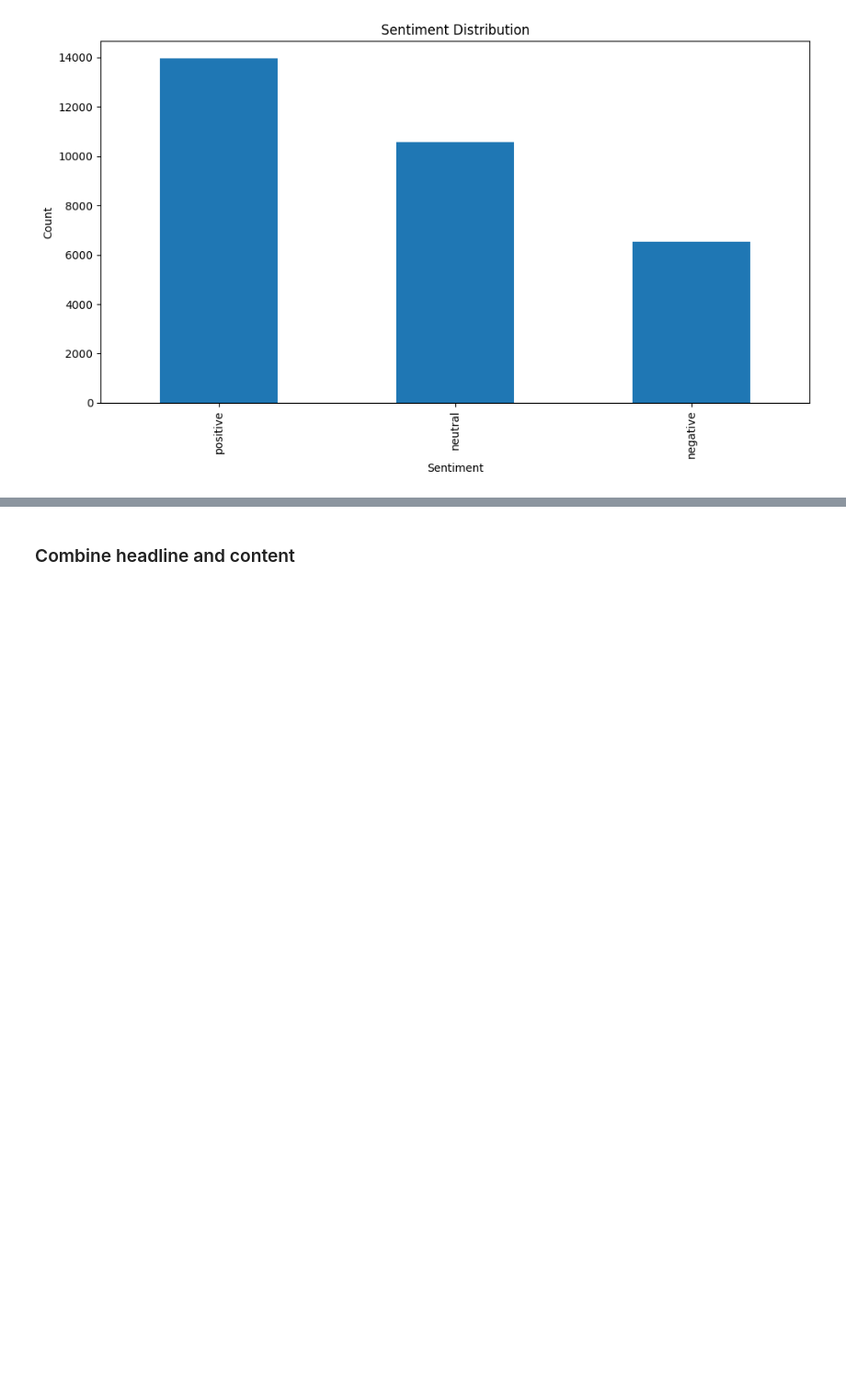
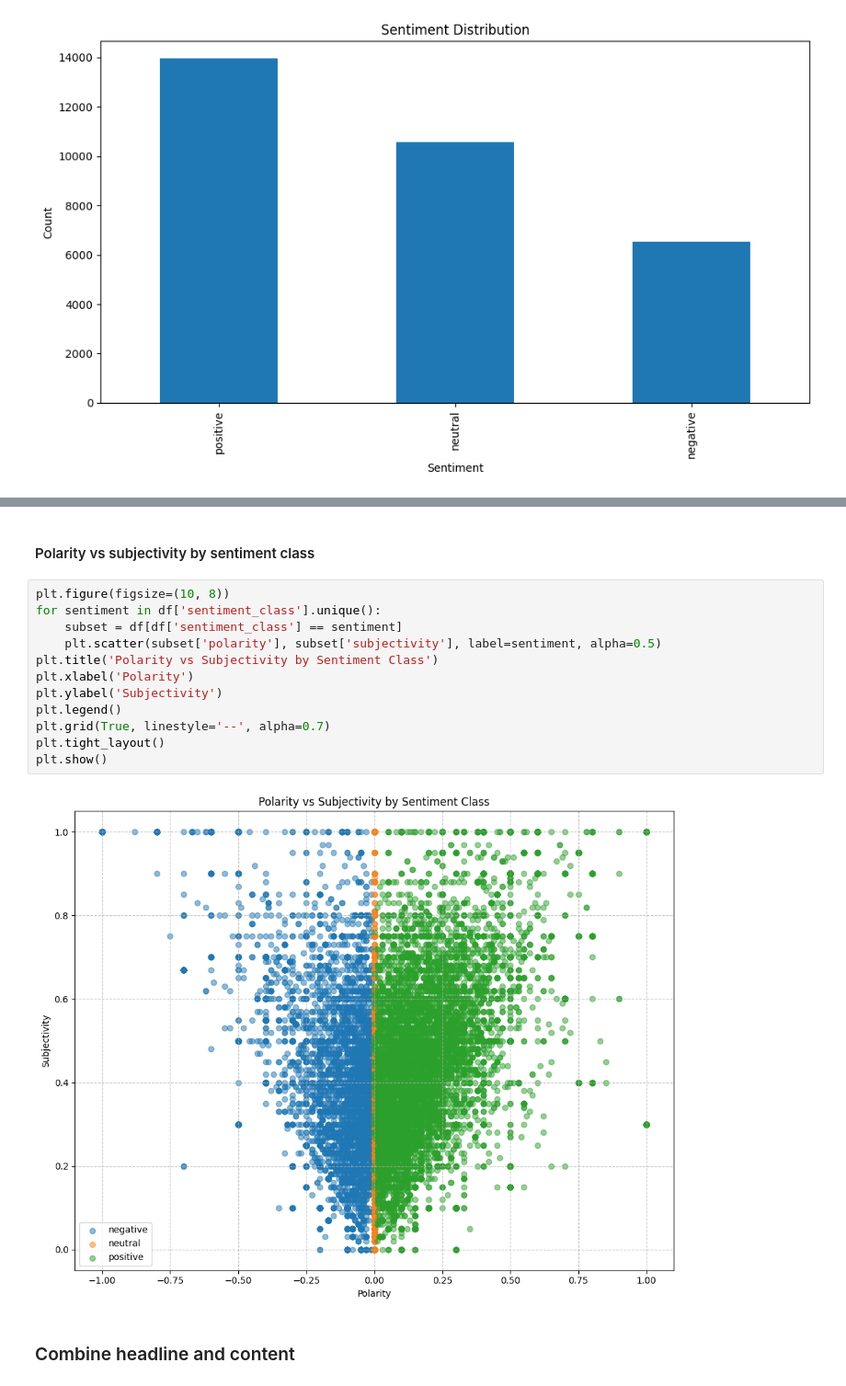
Before and after one commit to hstoklosa/sentix-nlp, a Jupyter notebook: preprocessing.ipynb, the cells around one changed output, grey strips where cells are left out. Shown: that part at 92% size. Saved outputs shown, nothing was run; the diff lists cells and outputs as text; blank space fills up the shorter version.

```diff
--- a/preprocessing.ipynb
+++ b/preprocessing.ipynb
@@ -131,3 +136,19 @@ plt.show()
+# %% [markdown]
+#### Polarity vs subjectivity by sentiment class
+# %%
+plt.figure(figsize=(10, 8))
+for sentiment in df['sentiment_class'].unique():
+    subset = df[df['sentiment_class'] == sentiment]
+    plt.scatter(subset['polarity'], subset['subjectivity'], label=sentiment, alpha=0.5)
+plt.title('Polarity vs Subjectivity by Sentiment Class')
+plt.xlabel('Polarity')
+plt.ylabel('Subjectivity')
+plt.legend()
+plt.grid(True, linestyle='--', alpha=0.7)
+plt.tight_layout()
+plt.show()
+# %% [output]
+[figure, added]
 # %% [markdown]
 ### Combine headline and content
 # %%
```
Also changed, not shown: parts of 16 cells of this notebook.
